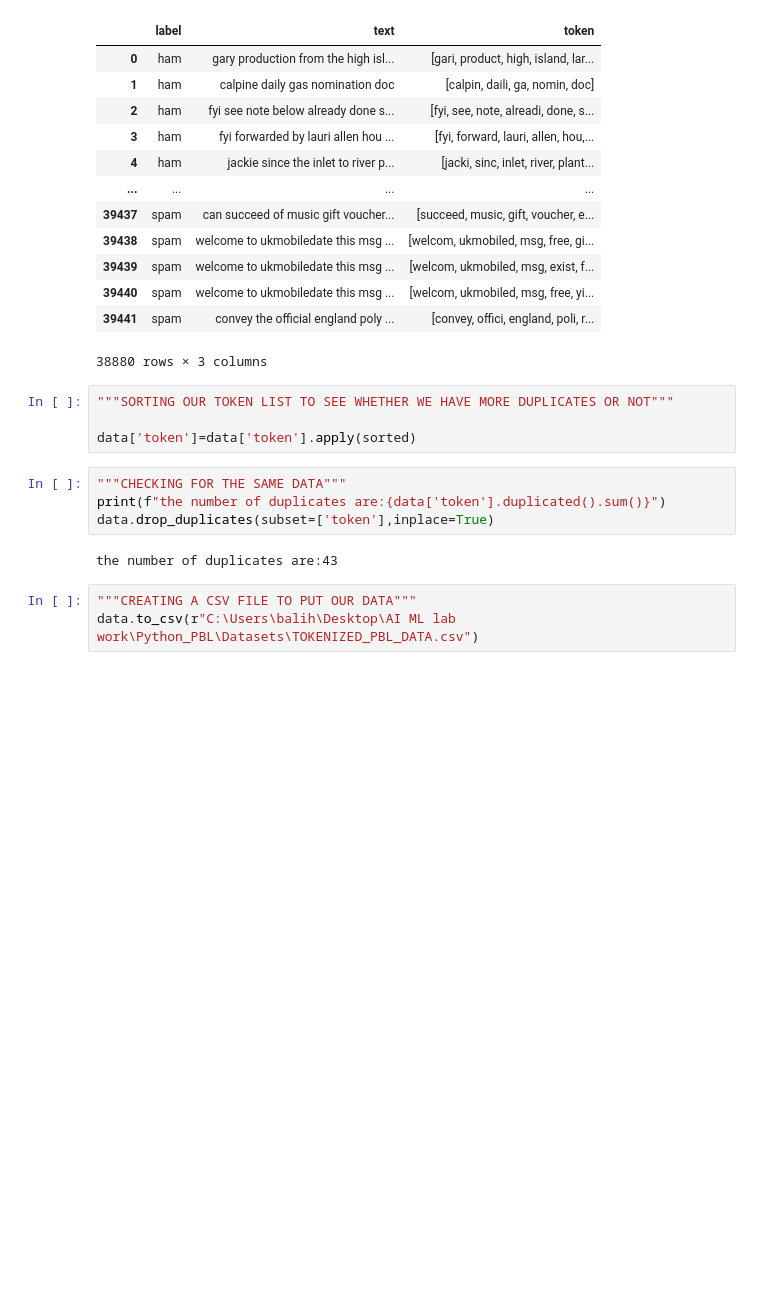
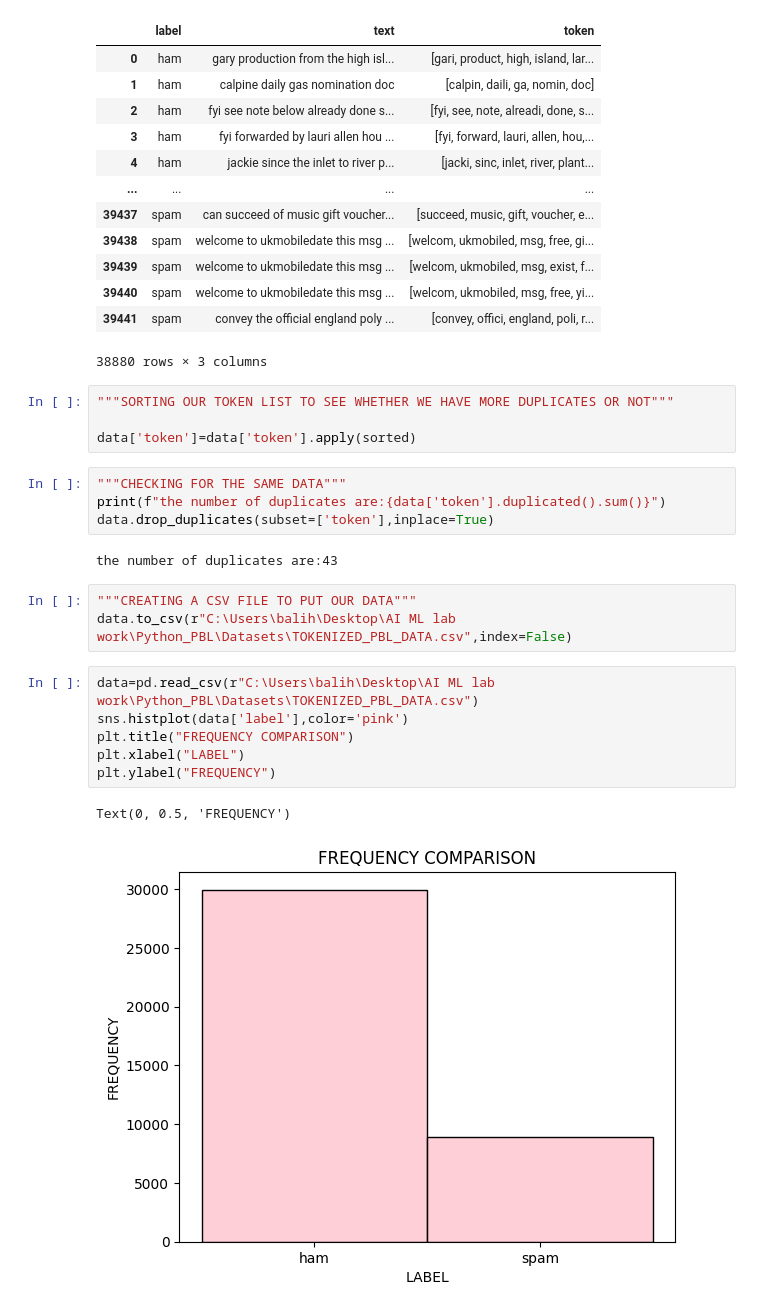
Before and after one commit to KARTIKEYA-BALI/Python_PBL, a Jupyter notebook: phase 2/phase2.ipynb, the cells around one changed output. Saved outputs shown, nothing was run; the diff lists cells and outputs as text; blank space fills up the shorter version.

```diff
--- a/phase 2/phase2.ipynb
+++ b/phase 2/phase2.ipynb
@@ -108,4 +108,13 @@ data.drop_duplicates(subset=['token'],inplace=True)
 the number of duplicates are:43
 # %%
 """CREATING A CSV FILE TO PUT OUR DATA"""
-data.to_csv(r"C:\Users\balih\Desktop\AI ML lab work\Python_PBL\Datasets\TOKENIZED_PBL_DATA.csv")
+data.to_csv(r"C:\Users\balih\Desktop\AI ML lab work\Python_PBL\Datasets\TOKENIZED_PBL_DATA.csv",index=False)
+# %%
+data=pd.read_csv(r"C:\Users\balih\Desktop\AI ML lab work\Python_PBL\Datasets\TOKENIZED_PBL_DATA.csv")
+sns.histplot(data['label'],color='pink')
+plt.title("FREQUENCY COMPARISON")
+plt.xlabel("LABEL")
+plt.ylabel("FREQUENCY")
+# %% [output]
+Text(0, 0.5, 'FREQUENCY')
+[figure, added]
```
Also changed, not shown: parts of 10 cells of this notebook.
